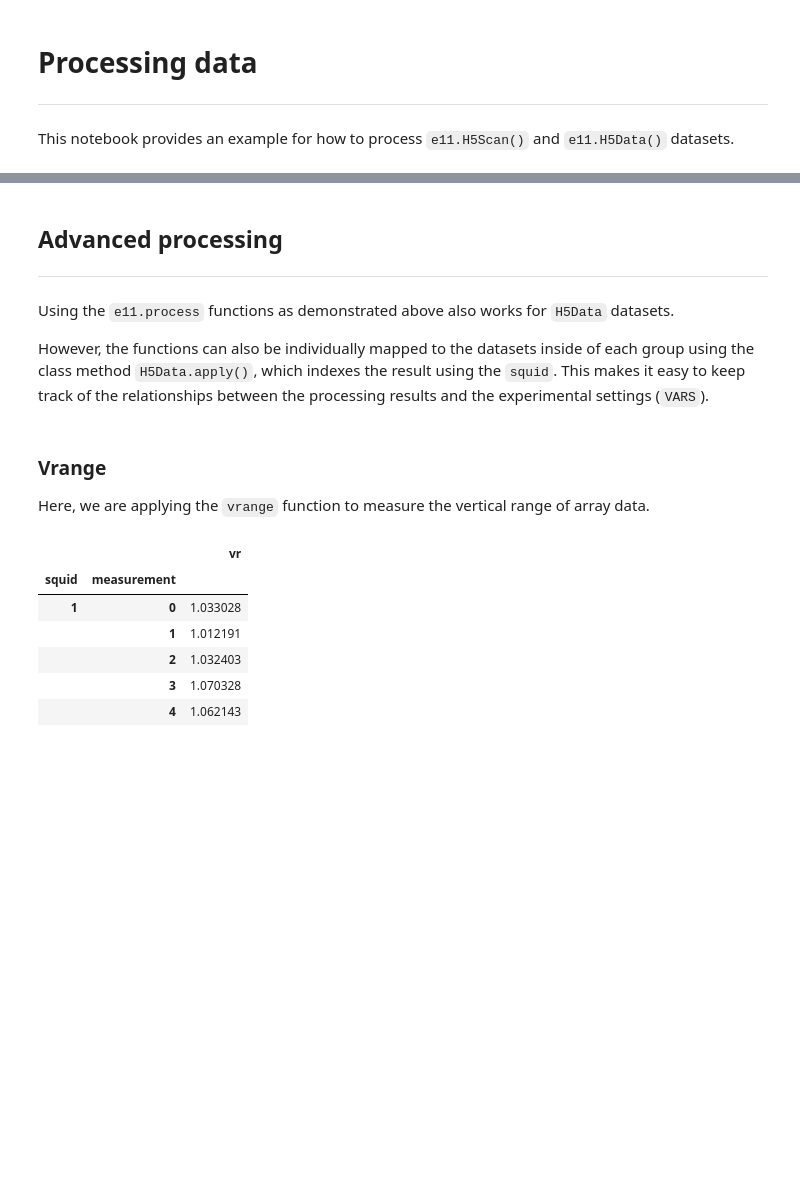
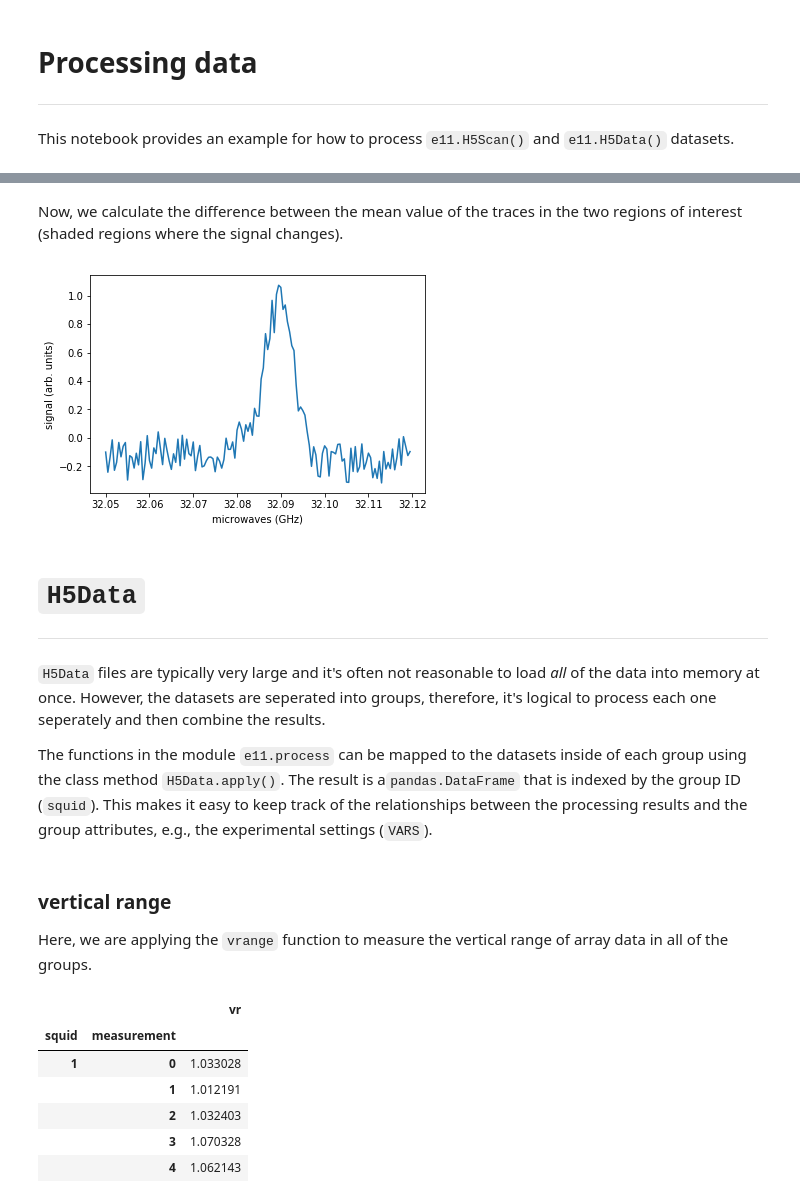
Before and after one commit to ad3ller/e11_analysis, a Jupyter notebook: notebooks/3)_Processing_data.ipynb, the cells around one changed output, grey strips where cells are left out. Drawn from its saved outputs; the diff is of its cells as text; code cells hidden in the pictures; blank space fills up the shorter version.

```diff
--- a/notebooks/3)_Processing_data.ipynb
+++ b/notebooks/3)_Processing_data.ipynb
@@ -111,7 +121,21 @@ plt.show()
+# %% [markdown]
+Now, we calculate the difference between the mean value of the traces in the two regions of interest (shaded regions where the signal changes).
+# %%
+sig0 = av_bksub.loc[:, slice(*t_sig0)].mean(dim=("time (us)")).to_series().rename("sig0")
+sig1 = av_bksub.loc[:, slice(*t_sig1)].mean(dim=("time (us)")).to_series().rename("sig1")
+result = (sig0 - sig1).rename("result")
+
+# plot
+fig, ax = plt.subplots()
+result.plot(ax=ax)
+ax.set_ylabel("signal (arb. units)")
+plt.show()
+# %% [output]
+[figure, added]
 # %% [markdown]
-## Advanced processing
+# `H5Data`
 ---
 
-Using the `e11.process` functions as demonstrated above also works for `H5Data` datasets.
+`H5Data` files are typically very large and it's often not reasonable to load _all_ of the data into memory at once.  However, the datasets are seperated into groups, therefore, it's logical to process each one seperately and then combine the results.
 
-However, the functions can also be individually mapped to the datasets inside of each group using the class method `H5Data.apply()`, which indexes the result using the `squid`.  This makes it easy to keep track of the relationships between the processing results and the experimental settings (`VARS`).
+The functions in the module `e11.process` can be mapped to the datasets inside of each group using the class method `H5Data.apply()`.  The result is a`pandas.DataFrame` that is indexed by the group ID (`squid`).  This makes it easy to keep track of the relationships between the processing results and the group attributes, e.g., the experimental settings (`VARS`).
@@ -118,7 +144,7 @@ However, the functions can also be individually mapped to the datasets inside of
 # %% [markdown]
-### Vrange
+### vertical range
 
-Here, we are applying the `vrange` function to measure the vertical range of array data.
+Here, we are applying the `vrange` function to measure the vertical range of array data in all of the groups.
 # %%
 # load data
 fil = os.path.join(os.getcwd(), 'example_data', 'array_data.h5')
```
Also changed, not shown: parts of 27 cells of this notebook.
